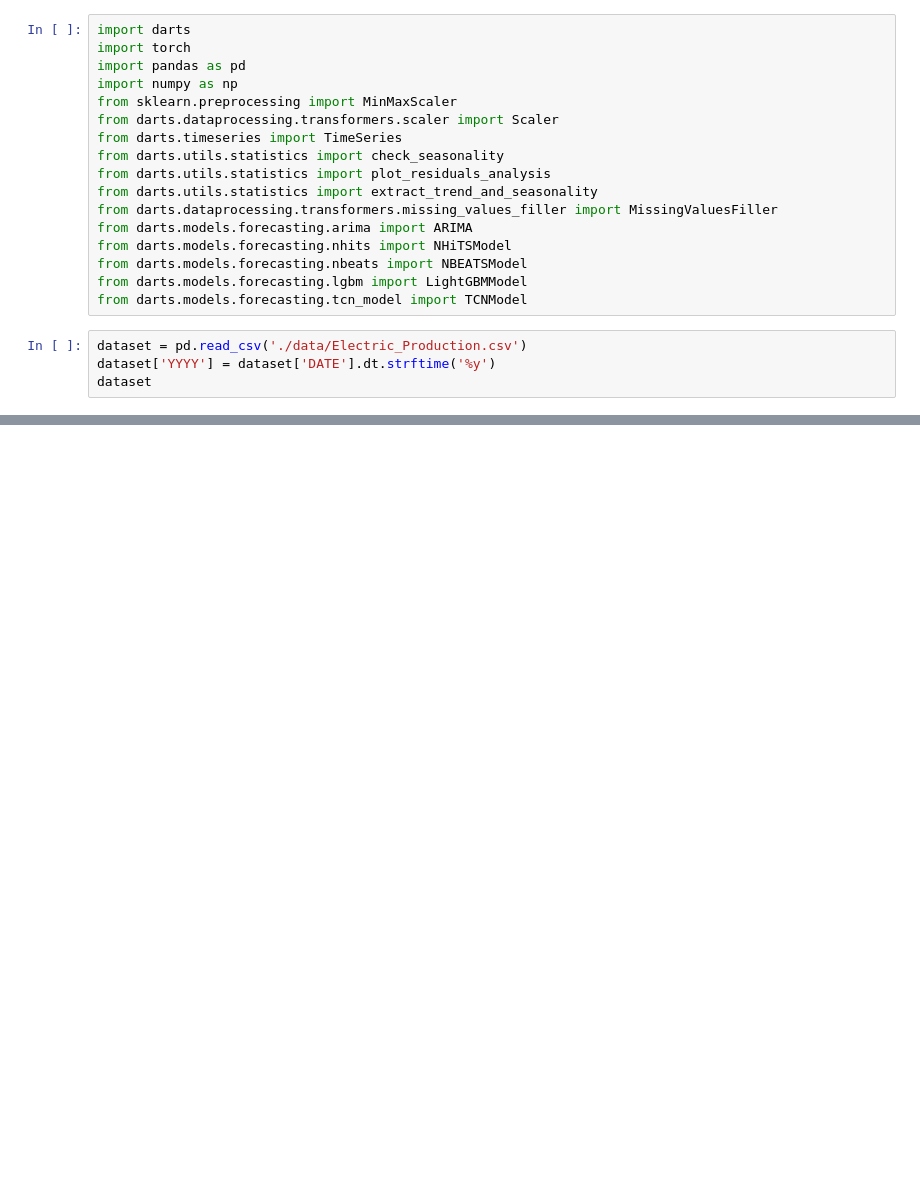
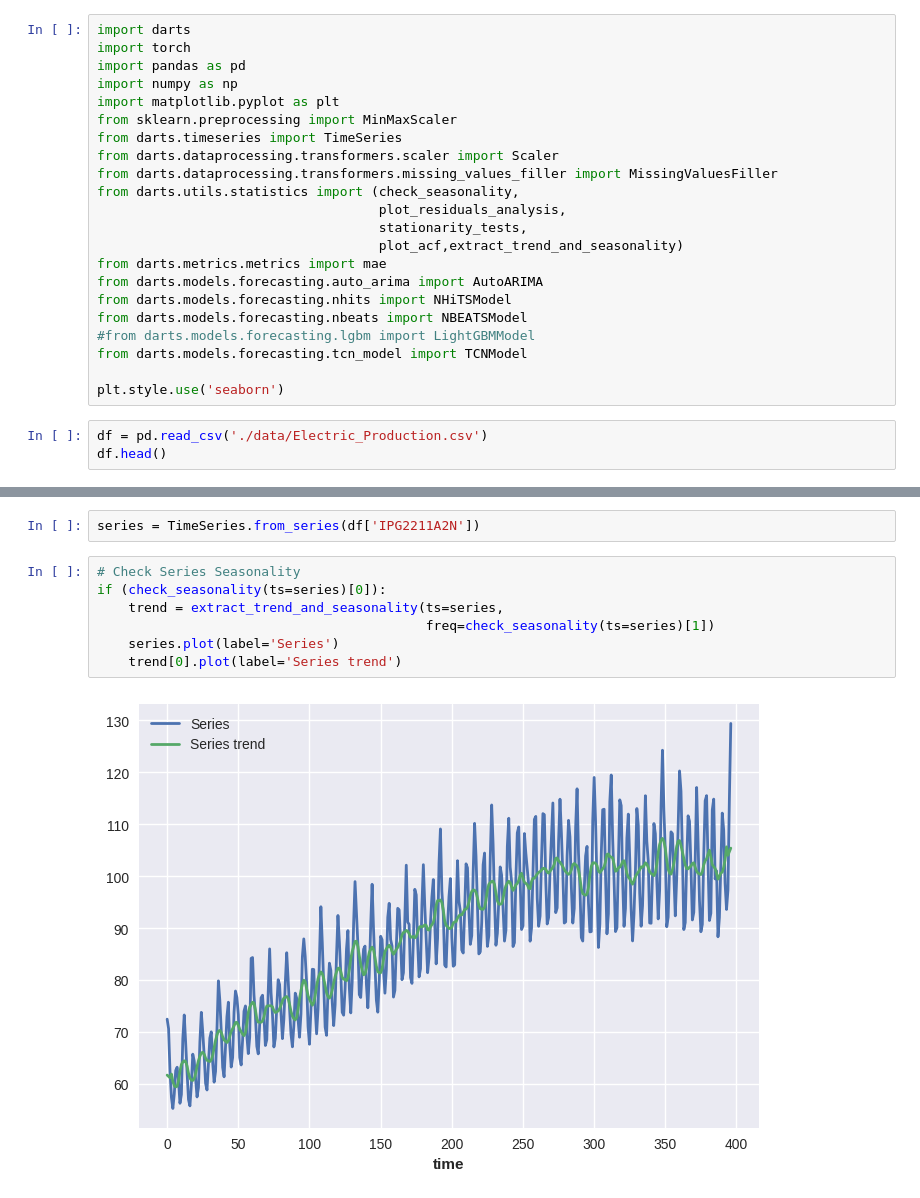
Before and after one commit to m-dougl/Time-series-models, a Jupyter notebook: main.ipynb, the cells around one changed output, grey strips where cells are left out. Drawn from its saved outputs; the diff is of its cells as text; blank space fills up the shorter version.

Commit message:
Models implementation

```diff
--- a/main.ipynb
+++ b/main.ipynb
@@ -3,20 +3,24 @@ import darts
 import torch
 import pandas as pd
 import numpy as np
+import matplotlib.pyplot as plt
 from sklearn.preprocessing import MinMaxScaler
+from darts.timeseries import TimeSeries
 from darts.dataprocessing.transformers.scaler import Scaler
-from darts.timeseries import TimeSeries
-from darts.utils.statistics import check_seasonality
-from darts.utils.statistics import plot_residuals_analysis
-from darts.utils.statistics import extract_trend_and_seasonality
 from darts.dataprocessing.transformers.missing_values_filler import MissingValuesFiller
-from darts.models.forecasting.arima import ARIMA
+from darts.utils.statistics import (check_seasonality,
+                                    plot_residuals_analysis,
+                                    stationarity_tests,
+                                    plot_acf,extract_trend_and_seasonality)
+from darts.metrics.metrics import mae
+from darts.models.forecasting.auto_arima import AutoARIMA
 from darts.models.forecasting.nhits import NHiTSModel
 from darts.models.forecasting.nbeats import NBEATSModel
-from darts.models.forecasting.lgbm import LightGBMModel
+#from darts.models.forecasting.lgbm import LightGBMModel
 from darts.models.forecasting.tcn_model import TCNModel
+
+plt.style.use('seaborn')
 # %%
-dataset = pd.read_csv('./data/Electric_Production.csv')
-dataset['YYYY'] = dataset['DATE'].dt.strftime('%y')
-dataset
+df = pd.read_csv('./data/Electric_Production.csv')
+df.head()
 # %% [output]
@@ -28,0 +45,11 @@ dataset.plot()
+# %%
+series = TimeSeries.from_series(df['IPG2211A2N'])
+# %%
+# Check Series Seasonality
+if (check_seasonality(ts=series)[0]):
+    trend = extract_trend_and_seasonality(ts=series,
+                                          freq=check_seasonality(ts=series)[1])
+    series.plot(label='Series')
+    trend[0].plot(label='Series trend')
+# %% [output]
+[figure, added]
```
Also changed, not shown: parts of 12 cells of this notebook.
